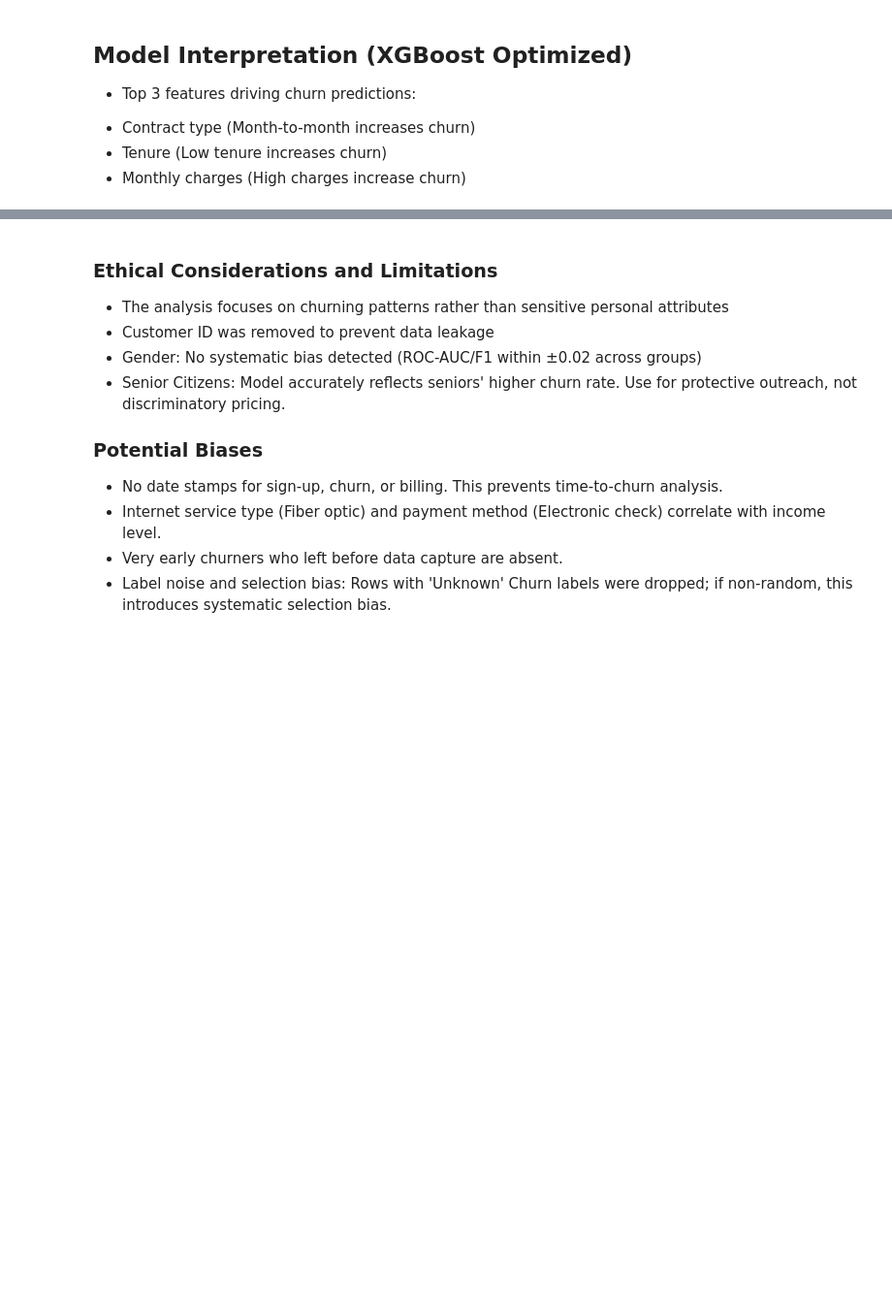
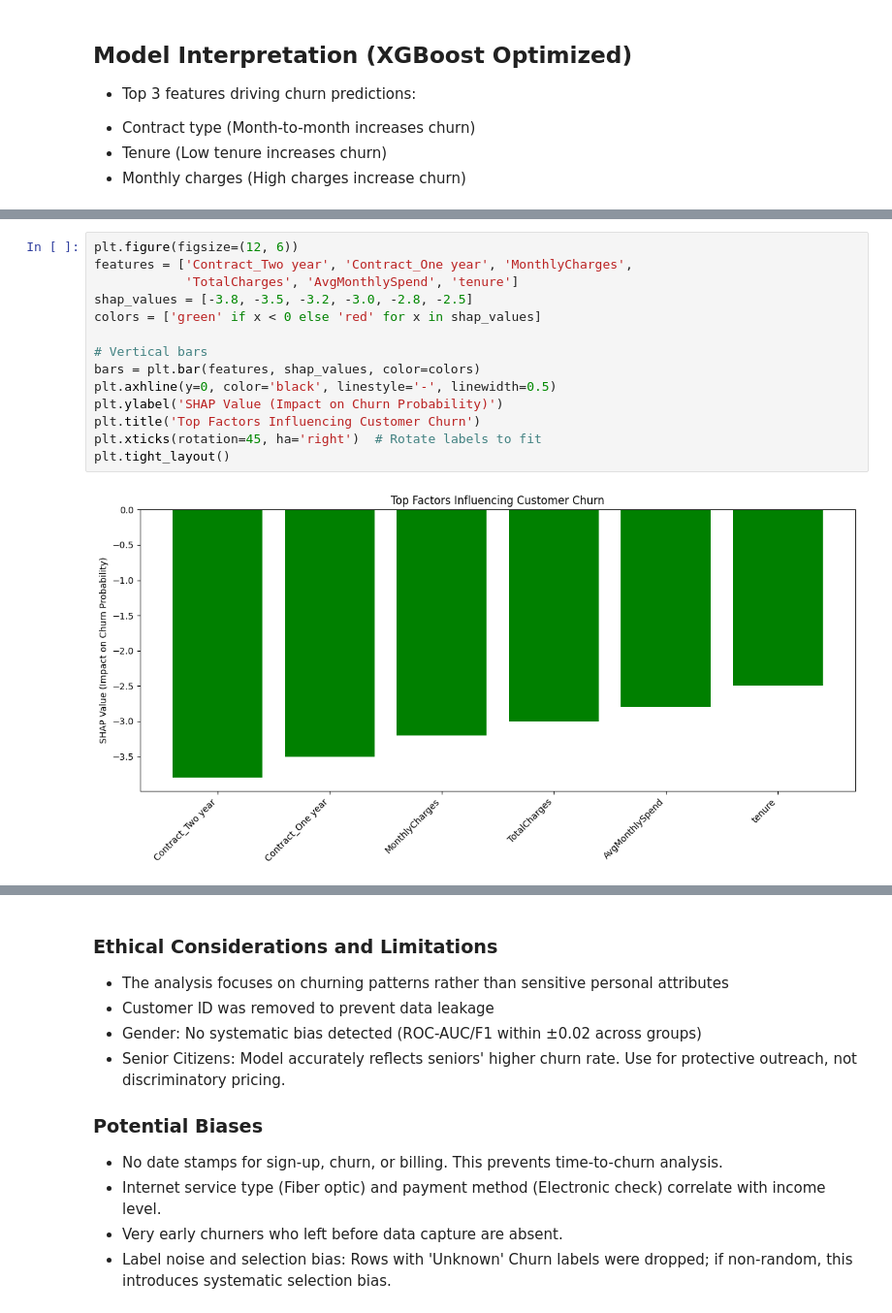
Before and after one commit to gwillcoding/ML_project, a Jupyter notebook: main.ipynb, the cells around one changed output, grey strips where cells are left out. Shown at 97% size. Cells and saved outputs as stored; diff of their text form; blank space fills up the shorter version.

```diff
--- a/main.ipynb
+++ b/main.ipynb
@@ -666,3 +681,19 @@ plt.show()
+# %%
+plt.figure(figsize=(12, 6))
+features = ['Contract_Two year', 'Contract_One year', 'MonthlyCharges',
+            'TotalCharges', 'AvgMonthlySpend', 'tenure']
+shap_values = [-3.8, -3.5, -3.2, -3.0, -2.8, -2.5]
+colors = ['green' if x < 0 else 'red' for x in shap_values]
+
+# Vertical bars
+bars = plt.bar(features, shap_values, color=colors)
+plt.axhline(y=0, color='black', linestyle='-', linewidth=0.5)
+plt.ylabel('SHAP Value (Impact on Churn Probability)')
+plt.title('Top Factors Influencing Customer Churn')
+plt.xticks(rotation=45, ha='right')  # Rotate labels to fit
+plt.tight_layout()
+# %% [output]
+[figure, added]
 # %%
 # Best model (XGBoost Optimized)
 # Parts of this project were assisted by ChatGPT and GitHub Copilot to expedite code development and optimize algorithms.
```
Also changed, not shown: parts of 12 cells of this notebook, 1 other file.
